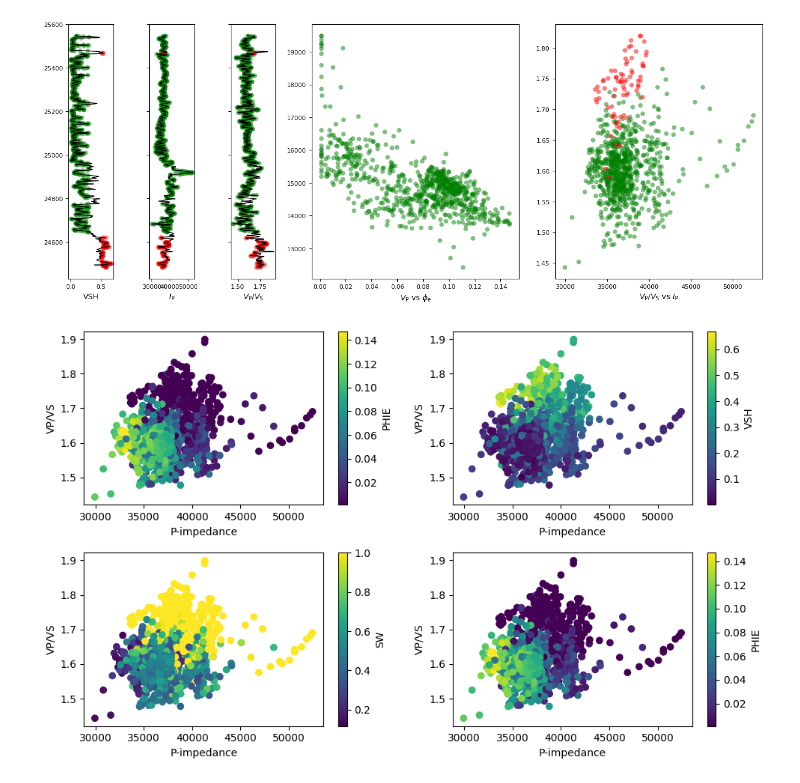
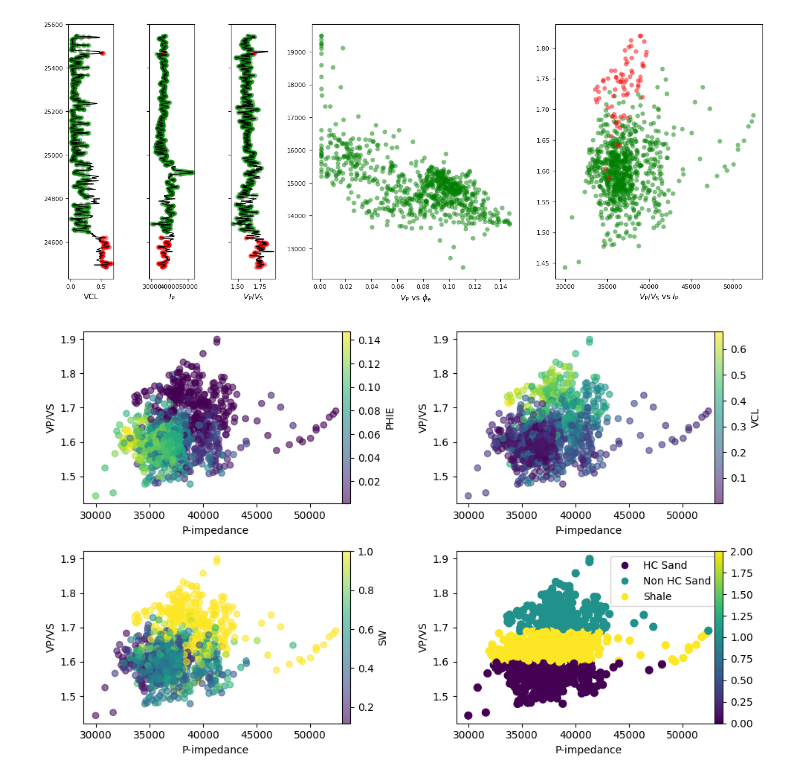
Before and after one commit to rajsahu2004/Rock-Physics-Project, a Jupyter notebook: code.ipynb, the cells around one changed output. Cells and saved outputs as stored; diff of their text form; code cells hidden in the pictures.

```diff
--- a/code.ipynb
+++ b/code.ipynb
@@ -113,7 +113,7 @@ See the caveats in the documentation: https://pandas.pydata.org/pandas-docs/stab
 | 24488 | 3928.87093 | 73.6112 | 128.530 | 106.8610 | 2.6696 | 13584.8896 | 7780.2847 | 1.7461 | 36266.4961 | 20770.4062 | ... |
 | 24489 | 3929.02333 | 72.8832 | 128.140 | 112.0420 | 2.6708 | 13720.5830 | 7803.9644 | 1.7582 | 36644.8828 | 20842.8008 | ... |
 # %%
-# Names needed: ['DEPTH','DT','DTS','GR','RHO','VP','VS','VPVS','IP','IS','VSH','RHOm','RHOf','PHIE','SWT]
+# Names needed: ['DEPTH','DT','DTS','GR','RHO','VP','VS','VPVS','IP','IS','VCL','RHOm','RHOf','PHIE','SWT]
 col_rename = {
     'DEPTH':'DEPTH',
     'DTC_GOLD':'DT',
@@ -125,7 +125,7 @@ col_rename = {
     'VPVS':'VPVS',
     'AI':'IP',
     'SI':'IS',
-    'VOL_WETCLAY':'VSH',
+    'VOL_WETCLAY':'VCL',
     'PHIE':'PHIE',
     'SWT':'SW'
 }
@@ -228,24 +232,31 @@ plotlog(L, 0.3, 0.5)
+# %%
+kmeans = KMeans(n_clusters=3, n_init='auto', random_state=42)
+clusters = kmeans.fit_predict(df['VP_VS'].values.reshape(-1,1))
 # %%
 df = L.copy()
 df['VP_VS'] = df['VP'] / df['VS']
 fig, axes = plt.subplots(2,2,figsize=(10,6))
-sc = axes[0,0].scatter(df['IP'], df['VP_VS'], c=df['PHIE'], marker='o')
-cbar = plt.colorbar(sc, ax=axes[0,0], label='PHIE')
+sc = axes[0,0].scatter(df['IP'], df['VP_VS'], c=df['PHIE'], marker='o',alpha=0.6)
+cbar = plt.colorbar(sc, ax=axes[0,0], label='PHIE',pad=-0.02)
 axes[0,0].set_xlabel('P-impedance')
 axes[0,0].set_ylabel('VP/VS')
-sc = axes[0,1].scatter(df['IP'], df['VP_VS'], c=df['VSH'], marker='o')
-cbar = plt.colorbar(sc, ax=axes[0,1], label='VSH')
+sc = axes[0,1].scatter(df['IP'], df['VP_VS'], c=df['VCL'], marker='o',alpha=0.6)
+cbar = plt.colorbar(sc, ax=axes[0,1], label='VCL',pad=-0.02)
 axes[0,1].set_xlabel('P-impedance')
 axes[0,1].set_ylabel('VP/VS')
-sc = axes[1,0].scatter(df['IP'], df['VP_VS'], c=df['SW'], marker='o')
-cbar = plt.colorbar(sc, ax=axes[1,0], label='SW')
+sc = axes[1,0].scatter(df['IP'], df['VP_VS'], c=df['SW'], marker='o',alpha=0.6)
+cbar = plt.colorbar(sc, ax=axes[1,0], label='SW',pad=-0.02)
 axes[1,0].set_xlabel('P-impedance')
 axes[1,0].set_ylabel('VP/VS')
-sc = axes[1,1].scatter(df['IP'], df['VP_VS'], c=df['PHIE'], marker='o')
-cbar = plt.colorbar(sc, ax=axes[1,1], label='PHIE')
+sc = axes[1,1].scatter(df['IP'], df['VP_VS'], c=clusters, s=50)
+cbar = plt.colorbar(sc, ax=axes[1,1],pad=-0.02)
+cluster_labels = {0: 'HC Sand', 1: 'Non HC Sand', 2: 'Shale'}
+cluster_names = [cluster_labels[cluster] for cluster in clusters]
+legend_labels = [label for cluster, label in cluster_labels.items()]
+axes[1, 1].legend(handles=sc.legend_elements()[0], labels=legend_labels)
 axes[1,1].set_xlabel('P-impedance')
 axes[1,1].set_ylabel('VP/VS')
 plt.tight_layout()
 plt.show()
 # %% [output]
-[figure, old version]
+[figure, new version]
```
Also changed, not shown: parts of 5 cells of this notebook.
